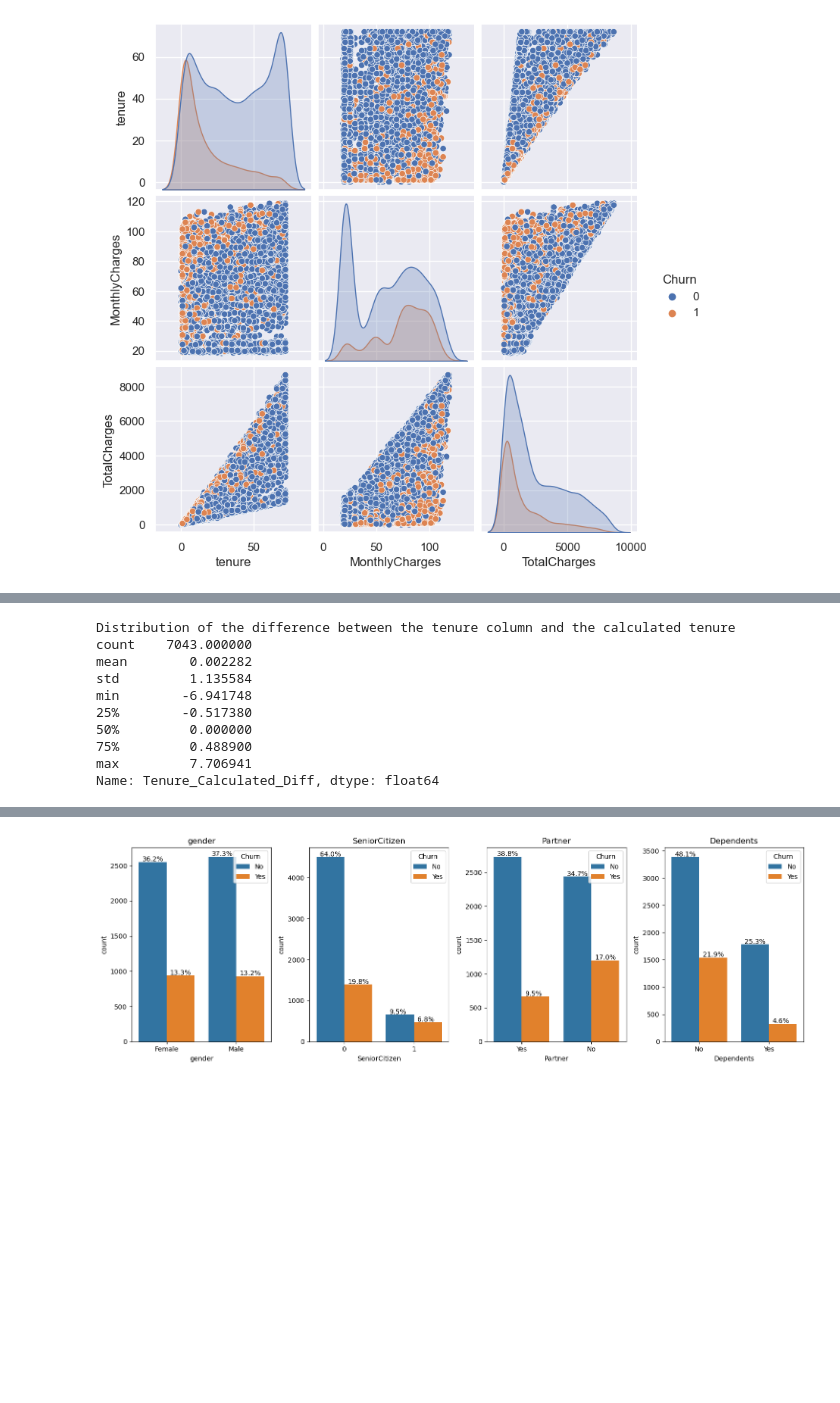
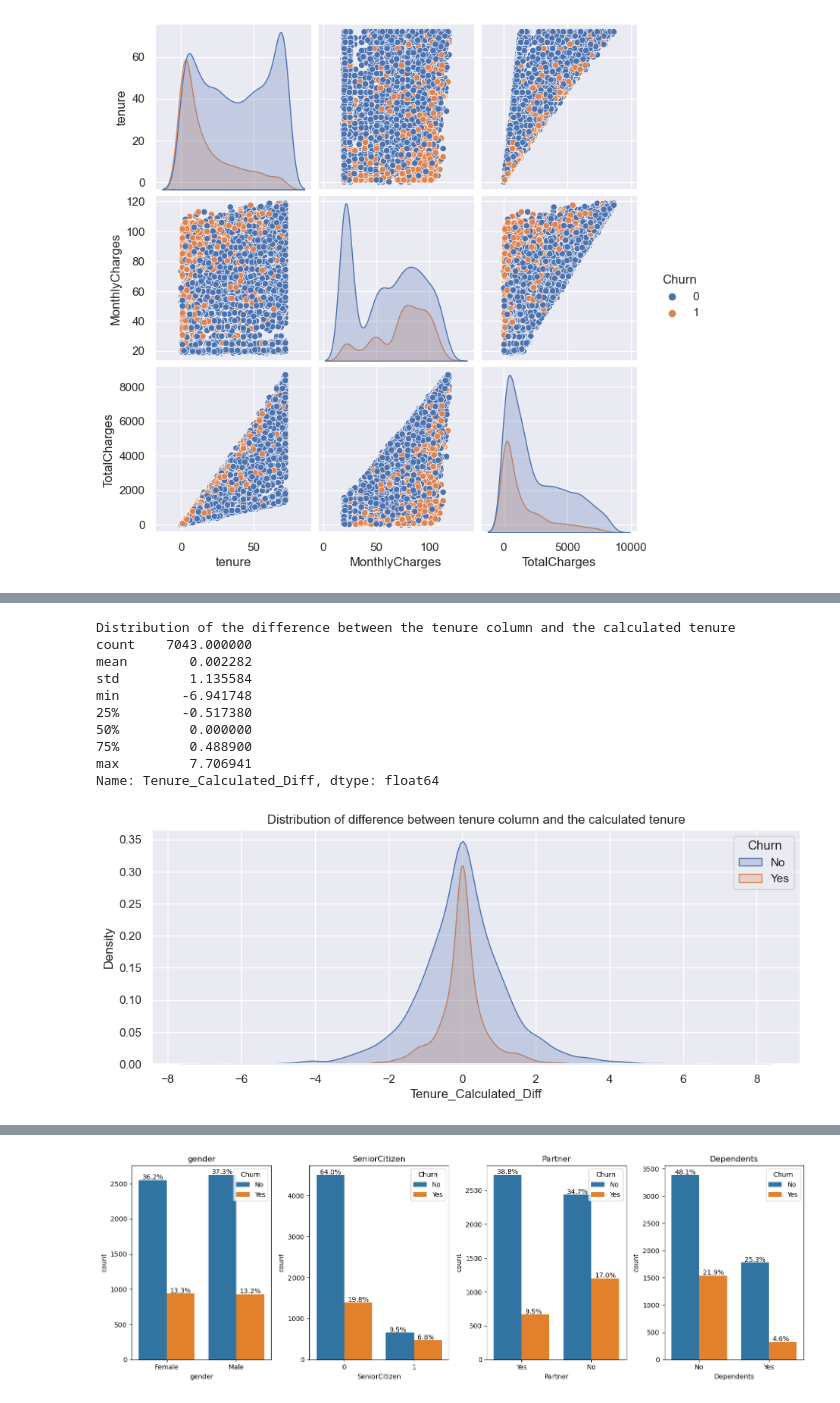
Before and after one commit to Lavinialau/Telecom-churn, a Jupyter notebook: 01_code/0_summary.ipynb, the cells around one changed output, grey strips where cells are left out. Cells and saved outputs as stored; diff of their text form; code cells hidden in the pictures; blank space fills up the shorter version.

```diff
--- a/01_code/0_summary.ipynb
+++ b/01_code/0_summary.ipynb
@@ -223,26 +268,23 @@ The figure layout has changed to tight
 # %%
 # check if their monthly charge ever changed
-
 org['Tenure_Calculated_Diff'] = org['TotalCharges']/org['MonthlyCharges'] - org['tenure']
 
 # confirm it's different
 print('Distribution of the difference between the tenure column and the calculated tenure')
 print(org['Tenure_Calculated_Diff'].describe())
 
-# # visulization
-# sns.kdeplot(data=check, x='Tenure_calculated', hue='Churn', fill=True)
-# plt.title('Distribution of difference between tenure column and the calculated tenure')
-
-# indicate contract change
-org['Is_MonthlyCharges_Changed'] = ((org['Tenure_Calculated_Diff'] < -0.5) | (org['Tenure_Calculated_Diff'] > 0.5)).astype('int')
+# visulization
+sns.kdeplot(data=org, x='Tenure_Calculated_Diff', hue='Churn', fill=True)
+plt.title('Distribution of difference between the tenure column and the calculated tenure')
 # %% [output]
 Distribution of the difference between the tenure column and the calculated tenure
 count    7043.000000
 mean        0.002282
 std         1.135584
 min        -6.941748
 25%        -0.517380
 50%         0.000000
 75%         0.488900
 max         7.706941
 Name: Tenure_Calculated_Diff, dtype: float64
+[figure, added]
```
Also changed, not shown: parts of 45 cells of this notebook.
